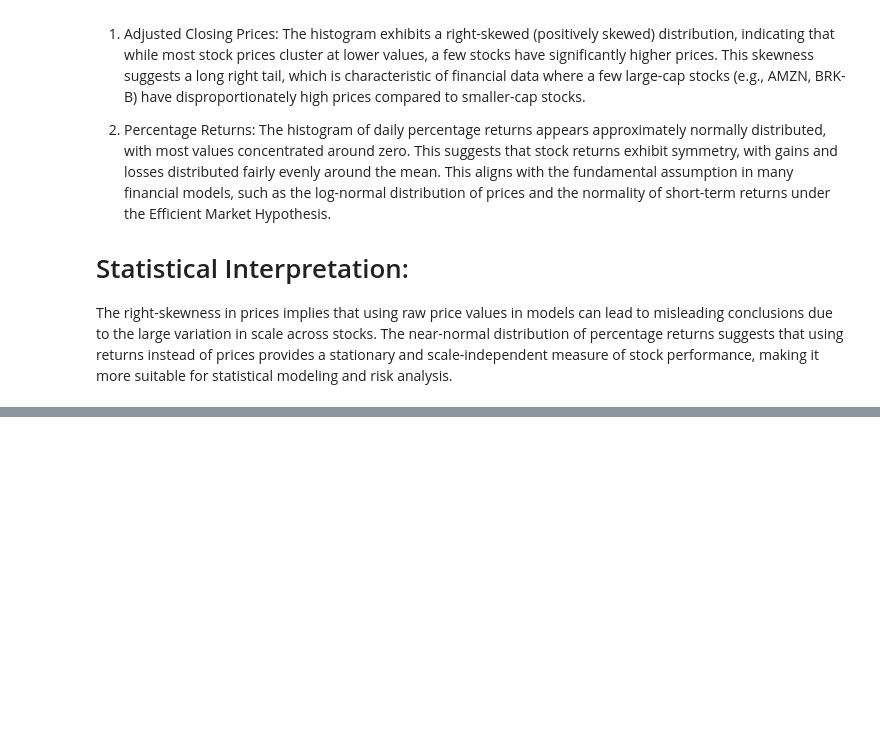
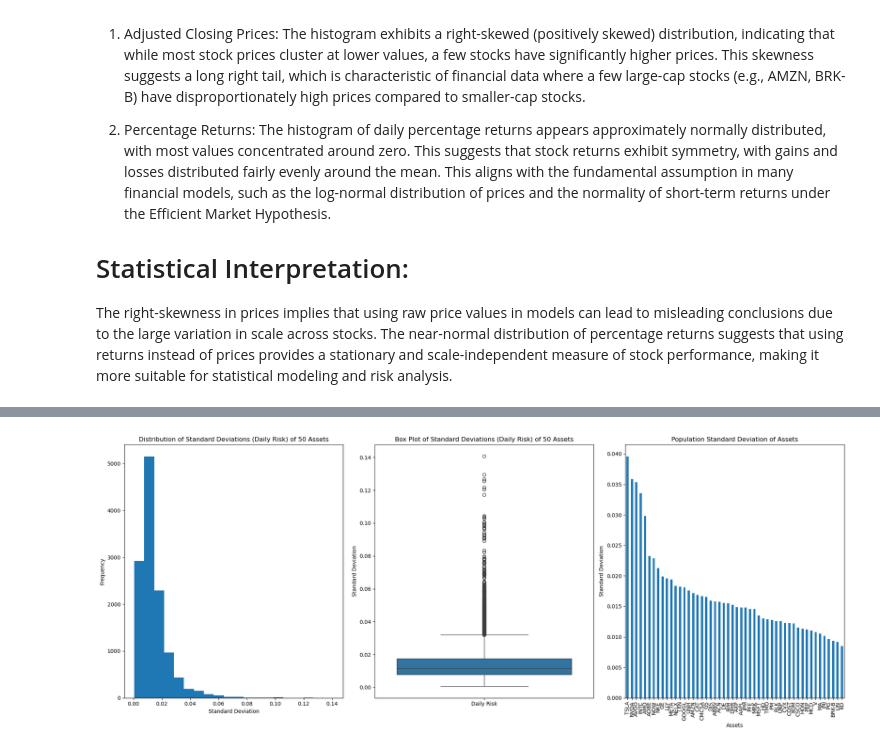
Before and after one commit to Lennykiruthu/foundation-ds-projects, a Jupyter notebook: monte_carlo_notebook.ipynb, the cells around one changed output, grey strips where cells are left out. Drawn from its saved outputs; the diff is of its cells as text; code cells hidden in the pictures; blank space fills up the shorter version.

Commit message:
Added the envirnoment_version_2 yml file. Modified the Monte Carlo notebook by adding two new features i.e. Log Returns and Daily Risk

```diff
--- a/monte_carlo_notebook.ipynb
+++ b/monte_carlo_notebook.ipynb
@@ -168,0 +176,6 @@ The near-normal distribution of percentage returns suggests that using returns i
+# %%
+# Assign back to the original dataframe under a new column level
+log_returns.columns = pd.MultiIndex.from_product([['Log Returns'], log_returns.columns])  # Add new top-level index
+# %%
+# Merge with the original dataframe
+data = data.join(log_returns)
@@ -168,0 +201,3 @@ The near-normal distribution of percentage returns suggests that using returns i
+# %%
+rolling_std_dev = data['Log Returns'].rolling(window=5).std()
+print(rolling_std_dev)
@@ -168,0 +222,25 @@ The near-normal distribution of percentage returns suggests that using returns i
+# %%
+# Assign back to the original dataframe under a new column level
+rolling_std_dev.columns = pd.MultiIndex.from_product([['Daily Risk'], rolling_std_dev.columns])  # Add new top-level index
+# %%
+fig, axes = plt.subplots(1, 3, figsize=(20, 8))
+std_dev_entire = data['Log Returns'].std().sort_values(ascending=False)
+
+axes[0].hist(rolling_std_dev.values.flatten(), bins=20)
+axes[0].set_title('Distribution of Standard Deviations (Daily Risk) of 50 Assets')
+axes[0].set_xlabel('Standard Deviation')
+axes[0].set_ylabel('Frequency')
+
+sns.boxplot(rolling_std_dev, ax=axes[1])
+axes[1].set_title('Box Plot of Standard Deviations (Daily Risk) of 50 Assets')
+axes[1].set_ylabel('Standard Deviation')
+
+std_dev_entire.plot(kind='bar', ax=axes[2])
+axes[2].set_title('Population Standard Deviation of Assets')
+axes[2].set_xlabel('Assets')
+axes[2].set_ylabel('Standard Deviation')
+
+plt.tight_layout()
+plt.show()
+# %% [output]
+[figure, added]
```
Also changed, not shown: parts of 16 cells of this notebook, 1 other file.
